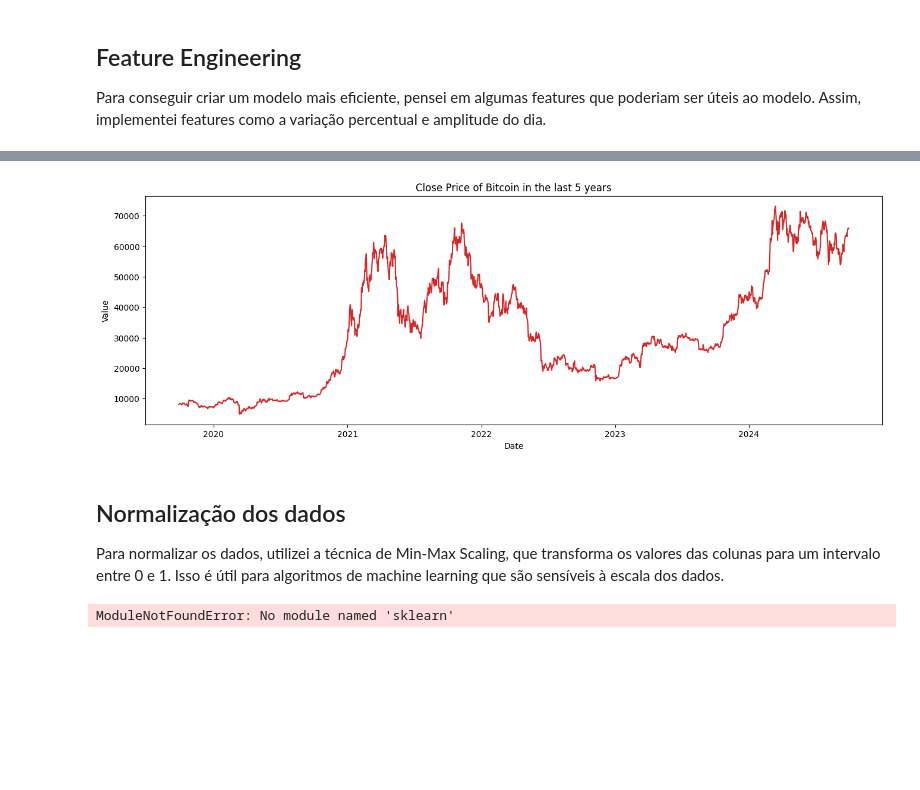
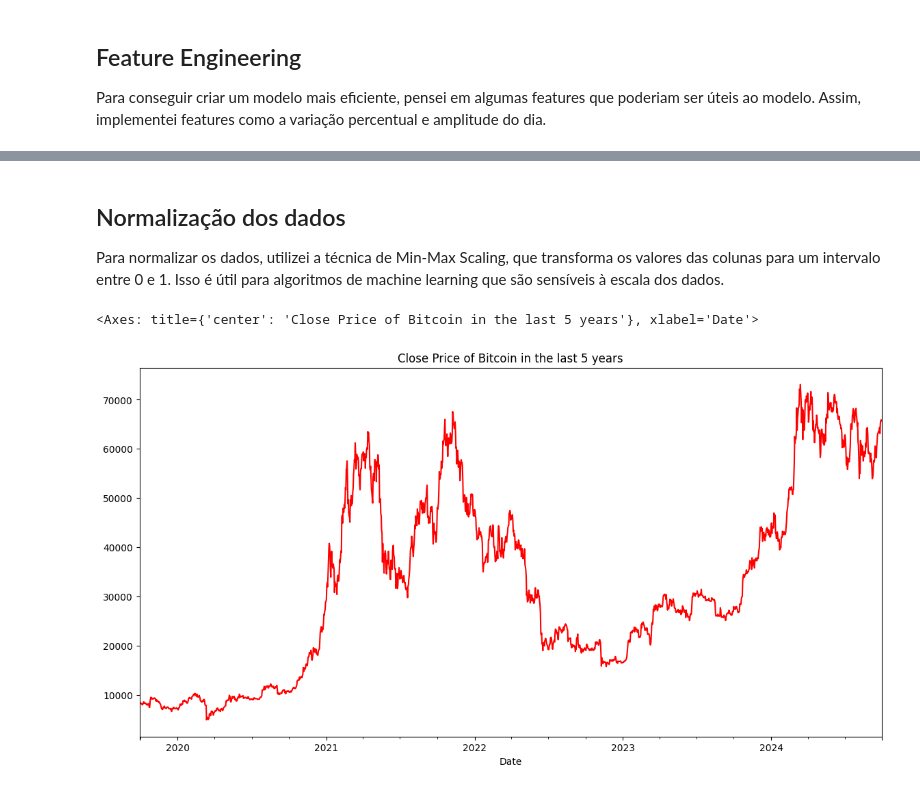
Before and after one commit to ItsVasconcellos/CryptoForecast, a Jupyter notebook: src/model/main.ipynb, the cells around one changed output, grey strips where cells are left out. Drawn from its saved outputs; the diff is of its cells as text; code cells hidden in the pictures; blank space fills up the shorter version.

```diff
--- a/src/model/main.ipynb
+++ b/src/model/main.ipynb
@@ -76,26 +97,9 @@ df_bitcoin.head()
-# %%
-def plot_df(df, x, y, title="", xlabel='Date', ylabel='Value', dpi=100):
-    plt.figure(figsize=(16,5), dpi=dpi)
-    plt.plot(x, y, color='tab:red')
-    plt.gca().set(title=title, xlabel=xlabel, ylabel=ylabel)
-    plt.show()
-
-plot_df(df_bitcoin, x=df_bitcoin.index, y=df_bitcoin["Close"], title='Close Price of Bitcoin in the last 5 years')
-# %% [output]
-[figure, removed]
 # %% [markdown]
 ## Normalização dos dados
 
 Para normalizar os dados, utilizei a técnica de Min-Max Scaling, que transforma os valores das colunas para um intervalo entre 0 e 1. Isso é útil para algoritmos de machine learning que são sensíveis à escala dos dados.
-# %%
-from sklearn.preprocessing import MinMaxScaler
-
-# Inicializando o MinMaxScaler
-scaler = MinMaxScaler()
-
-# Normalizando as colunas numéricas
-df_bitcoin[['Open', 'High', 'Low', 'Adj Close', 'Volume', "Amplitude", "Percentage_Variation"]] = scaler.fit_transform(df_bitcoin[['Open', 'High', 'Low', 'Adj Close', 'Volume', "Amplitude", "Percentage_Variation"]])
-
-df_bitcoin.head()
-# %% [output]
-ModuleNotFoundError: No module named 'sklearn'
+# %%
+df_bitcoin["Close"].plot(figsize=(14, 7), title="Close Price of Bitcoin in the last 5 years", color="red")
+# %% [output]
+<Axes: title={'center': 'Close Price of Bitcoin in the last 5 years'}, xlabel='Date'>
+[figure, added]
```
Also changed, not shown: parts of 15 cells of this notebook.
